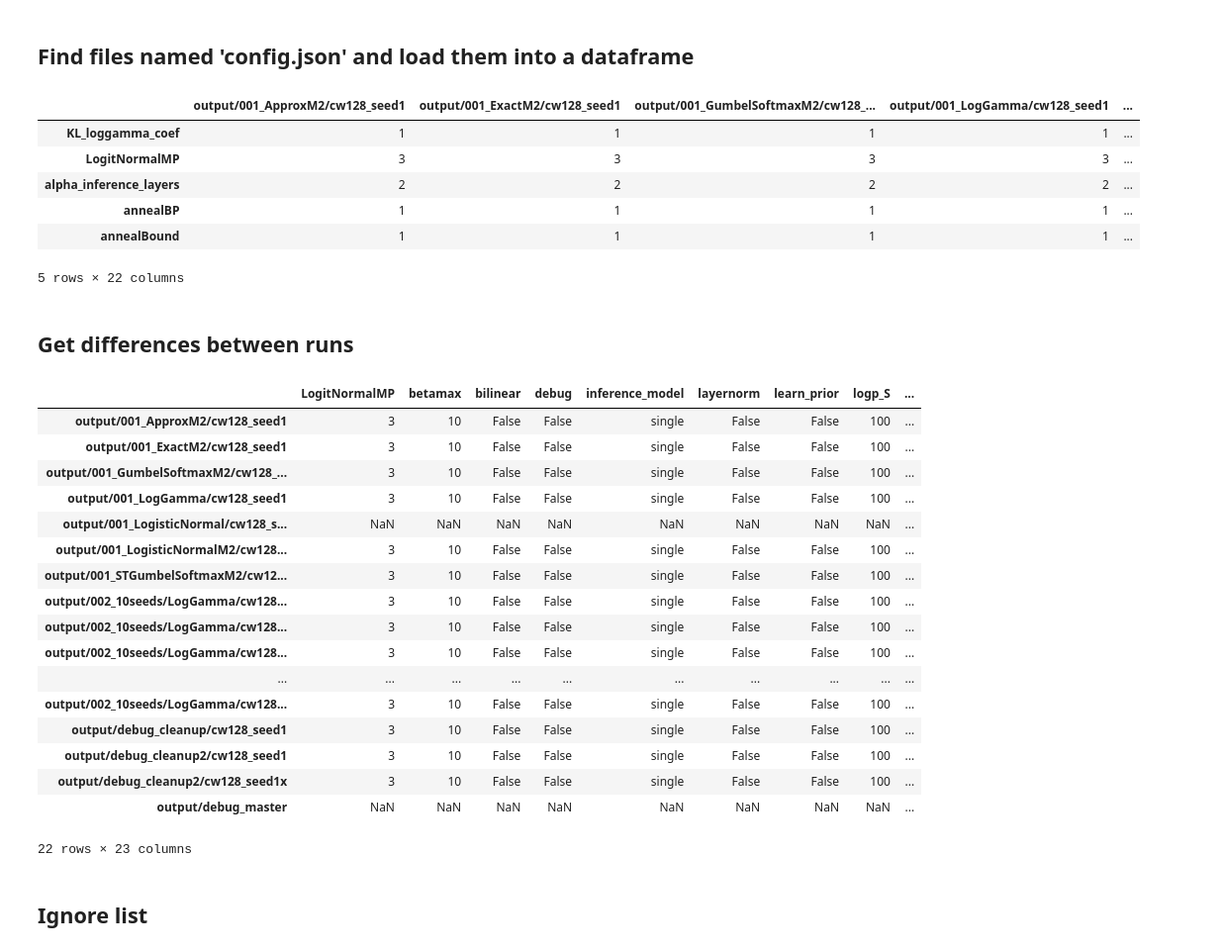
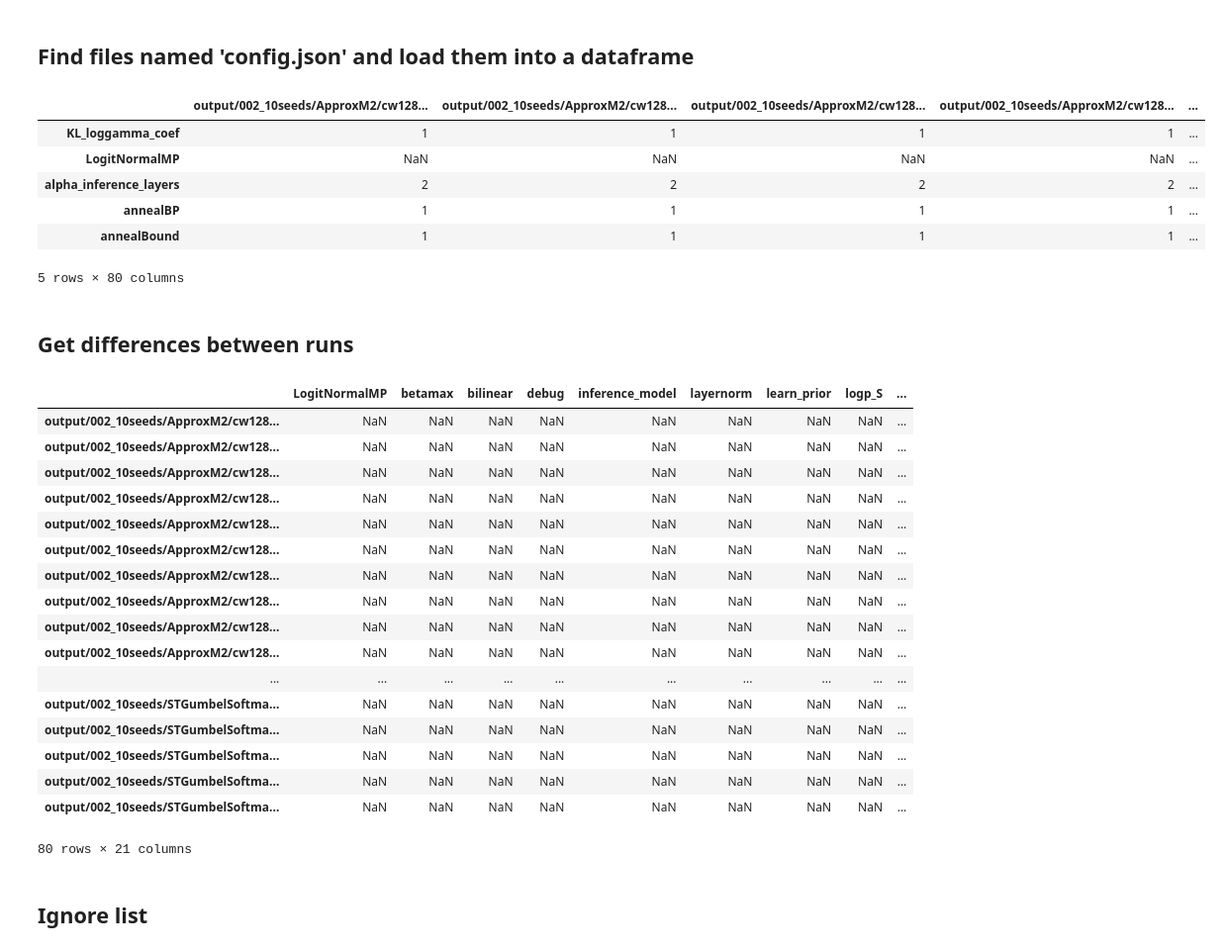
Before and after one commit to clinicalml/vae_ssl, a Jupyter notebook: results_single_seed.ipynb, the cells around one changed output. Shown at 99% size. Saved outputs shown, nothing was run; the diff lists cells and outputs as text; code cells hidden in the pictures.

```diff
--- a/results_single_seed.ipynb
+++ b/results_single_seed.ipynb
@@ -15,16 +15,16 @@ Populating the interactive namespace from numpy and matplotlib
 # %% [markdown]
 ## Find files named 'config.json' and load them into a dataframe
 # %%
-configs = utils.extract_configs('output/')
+configs = utils.extract_configs('output/002_10seeds/')
 configs.iloc[:5]
 # %% [output]
-|  | output/001_ApproxM2/cw128_seed1 | output/001_ExactM2/cw128_seed1 | output/001_GumbelSoftmaxM2/cw128_... | output/001_LogGamma/cw128_seed1 | ... |
+|  | output/002_10seeds/ApproxM2/cw128... | output/002_10seeds/ApproxM2/cw128... | output/002_10seeds/ApproxM2/cw128... | output/002_10seeds/ApproxM2/cw128... | ... |
 | KL_loggamma_coef | 1 | 1 | 1 | 1 | ... |
-| LogitNormalMP | 3 | 3 | 3 | 3 | ... |
+| LogitNormalMP | NaN | NaN | NaN | NaN | ... |
 | alpha_inference_layers | 2 | 2 | 2 | 2 | ... |
 | annealBP | 1 | 1 | 1 | 1 | ... |
 | annealBound | 1 | 1 | 1 | 1 | ... |
-5 rows × 22 columns
+5 rows × 80 columns
 # %% [markdown]
 ## Get differences between runs
 # %%
@@ -38,23 +38,23 @@ for k in configs.index:
 configs.loc[keys_that_are_different].T
 # %% [output]
 |  | LogitNormalMP | betamax | bilinear | debug | inference_model | layernorm | learn_prior | logp_S | ... |
-| output/001_ApproxM2/cw128_seed1 | 3 | 10 | False | False | single | False | False | 100 | ... |
-| output/001_ExactM2/cw128_seed1 | 3 | 10 | False | False | single | False | False | 100 | ... |
-| output/001_GumbelSoftmaxM2/cw128_... | 3 | 10 | False | False | single | False | False | 100 | ... |
-| output/001_LogGamma/cw128_seed1 | 3 | 10 | False | False | single | False | False | 100 | ... |
-| output/001_LogisticNormal/cw128_s... | NaN | NaN | NaN | NaN | NaN | NaN | NaN | NaN | ... |
-| output/001_LogisticNormalM2/cw128... | 3 | 10 | False | False | single | False | False | 100 | ... |
-| output/001_STGumbelSoftmaxM2/cw12... | 3 | 10 | False | False | single | False | False | 100 | ... |
-| output/002_10seeds/LogGamma/cw128... | 3 | 10 | False | False | single | False | False | 100 | ... |
-| output/002_10seeds/LogGamma/cw128... | 3 | 10 | False | False | single | False | False | 100 | ... |
-| output/002_10seeds/LogGamma/cw128... | 3 | 10 | False | False | single | False | False | 100 | ... |
+| output/002_10seeds/ApproxM2/cw128... | NaN | NaN | NaN | NaN | NaN | NaN | NaN | NaN | ... |
+| output/002_10seeds/ApproxM2/cw128... | NaN | NaN | NaN | NaN | NaN | NaN | NaN | NaN | ... |
+| output/002_10seeds/ApproxM2/cw128... | NaN | NaN | NaN | NaN | NaN | NaN | NaN | NaN | ... |
+| output/002_10seeds/ApproxM2/cw128... | NaN | NaN | NaN | NaN | NaN | NaN | NaN | NaN | ... |
+| output/002_10seeds/ApproxM2/cw128... | NaN | NaN | NaN | NaN | NaN | NaN | NaN | NaN | ... |
+| output/002_10seeds/ApproxM2/cw128... | NaN | NaN | NaN | NaN | NaN | NaN | NaN | NaN | ... |
+| output/002_10seeds/ApproxM2/cw128... | NaN | NaN | NaN | NaN | NaN | NaN | NaN | NaN | ... |
+| output/002_10seeds/ApproxM2/cw128... | NaN | NaN | NaN | NaN | NaN | NaN | NaN | NaN | ... |
+| output/002_10seeds/ApproxM2/cw128... | NaN | NaN | NaN | NaN | NaN | NaN | NaN | NaN | ... |
+| output/002_10seeds/ApproxM2/cw128... | NaN | NaN | NaN | NaN | NaN | NaN | NaN | NaN | ... |
 | ... | ... | ... | ... | ... | ... | ... | ... | ... | ... |
-| output/002_10seeds/LogGamma/cw128... | 3 | 10 | False | False | single | False | False | 100 | ... |
-| output/debug_cleanup/cw128_seed1 | 3 | 10 | False | False | single | False | False | 100 | ... |
-| output/debug_cleanup2/cw128_seed1 | 3 | 10 | False | False | single | False | False | 100 | ... |
-| output/debug_cleanup2/cw128_seed1x | 3 | 10 | False | False | single | False | False | 100 | ... |
-| output/debug_master | NaN | NaN | NaN | NaN | NaN | NaN | NaN | NaN | ... |
+| output/002_10seeds/STGumbelSoftma... | NaN | NaN | NaN | NaN | NaN | NaN | NaN | NaN | ... |
+| output/002_10seeds/STGumbelSoftma... | NaN | NaN | NaN | NaN | NaN | NaN | NaN | NaN | ... |
+| output/002_10seeds/STGumbelSoftma... | NaN | NaN | NaN | NaN | NaN | NaN | NaN | NaN | ... |
+| output/002_10seeds/STGumbelSoftma... | NaN | NaN | NaN | NaN | NaN | NaN | NaN | NaN | ... |
+| output/002_10seeds/STGumbelSoftma... | NaN | NaN | NaN | NaN | NaN | NaN | NaN | NaN | ... |
-22 rows × 23 columns
+80 rows × 21 columns
 # %% [markdown]
 ## Ignore list
 # %%
```
Also changed, not shown: parts of 10 cells of this notebook, 1 other file.
